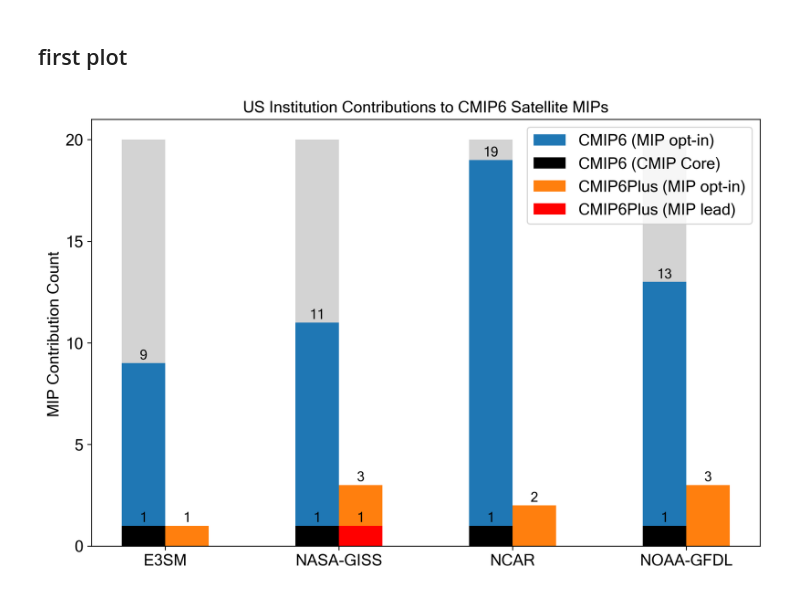
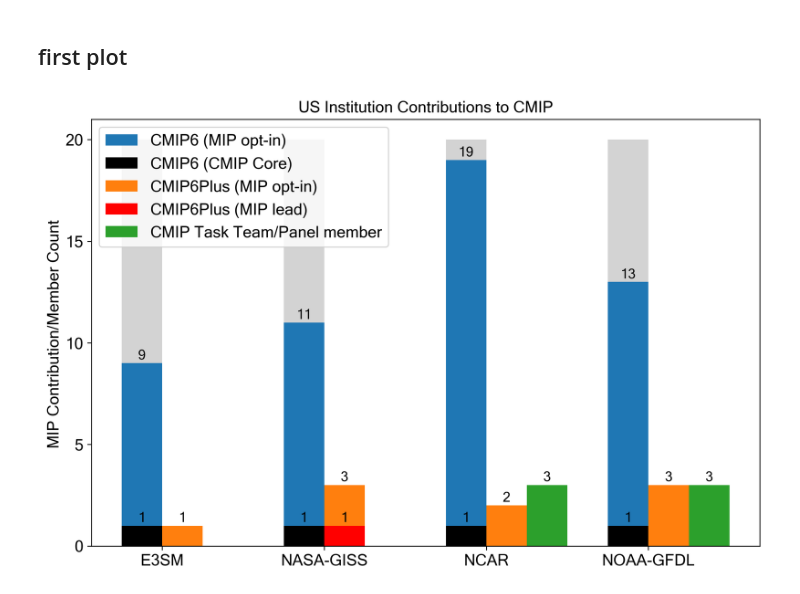
Before and after one commit to durack1/MIPPlots, a Jupyter notebook: mipContributions.ipynb, the cells around one changed output. Cells and saved outputs as stored; diff of their text form; code cells hidden in the pictures.

Commit message:
added CMIP TT/panel membership

```diff
--- a/mipContributions.ipynb
+++ b/mipContributions.ipynb
@@ -26,6 +27,7 @@ labels = ["E3SM", "NASA-GISS", "NCAR", "NOAA-GFDL"]
 cmip6Mips = [9, 11, 19, 13]  # CMIP6 values pulled from https://esgf-node.llnl.gov/search/cmip6/
 cmip6PlusMips = [1, 3, 2, 3]  # "CMIP6Plus" values pulled from CERESMIP, LESFMIP and RAMIP papers
 cmip6PlusMipLead = [np.nan, 1, np.nan, np.nan]  # Number of "CMIP5Plus" MIPs that are being institutionally led
+cmipTaskTeamMembers = [np.nan, np.nan, 3, 3]  # Number of members of *MIP panels and task teams
 cmip = [1,]*4  # pad a single entry - CMIP "entry card"
 pad = [20,]*4  # pad a blank entry
 # %% [markdown]
@@ -42,34 +44,36 @@ fig, ax = plt.subplots(figsize=(9, 6), dpi=300)
 
 # plot
 rects0 = ax.bar(x - width*.5, pad, width, label="", color="lightgrey")
 rects2 = ax.bar(x - width*.5, cmip6Mips, width, label="CMIP6 (MIP opt-in)")
 rects1 = ax.bar(x - width*.5, cmip, width, label="CMIP6 (CMIP Core)", color="black")  # overplot last
 rects3 = ax.bar(x + width*.5, cmip6PlusMips, width, label="CMIP6Plus (MIP opt-in)")
 rects4 = ax.bar(x + width*.5, cmip6PlusMipLead, width, label="CMIP6Plus (MIP lead)", color="red")
+rects5 = ax.bar(x + width*1.5, cmipTaskTeamMembers, width, label="CMIP Task Team/Panel member")
 
 # pretty things up - add text for labels, title and custom x-axis tick labels, etc.
-ax.set_title('US Institution Contributions to CMIP6 Satellite MIPs',
+ax.set_title('US Institution Contributions to CMIP',
              fontname=fontName, fontsize=fontsize)
-ax.set_ylabel('MIP Contribution Count', fontname=fontName, fontsize=fontsize)
+ax.set_ylabel('MIP Contribution/Member Count', fontname=fontName, fontsize=fontsize)
 plt.yticks([0,5,10,15,20], fontname=fontName, fontsize=fontsize)
 ax.set_xticks(x, labels, fontname=fontName, fontsize=fontsize)
-ax.legend(prop={"family": fontName, "size": fontsize})
+ax.legend(prop={"family": fontName, "size": fontsize}, loc="upper left")
 
 # label cleanup
 padding = 1
 labelSize = 12
 
 # add labels/counts to each bar
 ax.bar_label(rects2, padding=padding, fontname=fontName, fontsize=labelSize)
 ax.bar_label(rects3, padding=padding, fontname=fontName, fontsize=labelSize)
 ax.bar_label(rects1, padding=padding, fontname=fontName, fontsize=labelSize)
 ax.bar_label(rects4, padding=padding, fontname=fontName, fontsize=labelSize)
+ax.bar_label(rects5, padding=padding, fontname=fontName, fontsize=labelSize)
 
 # fill canvas
 fig.tight_layout()
 
 # display, save and close
 plt.show()
 fig.savefig("_".join([timeFormat,"USMIPContribution-Counts.png"]))
 # %% [output]
-[figure, old version]
+[figure, new version]
```
Also changed, not shown: parts of 2 cells of this notebook.
